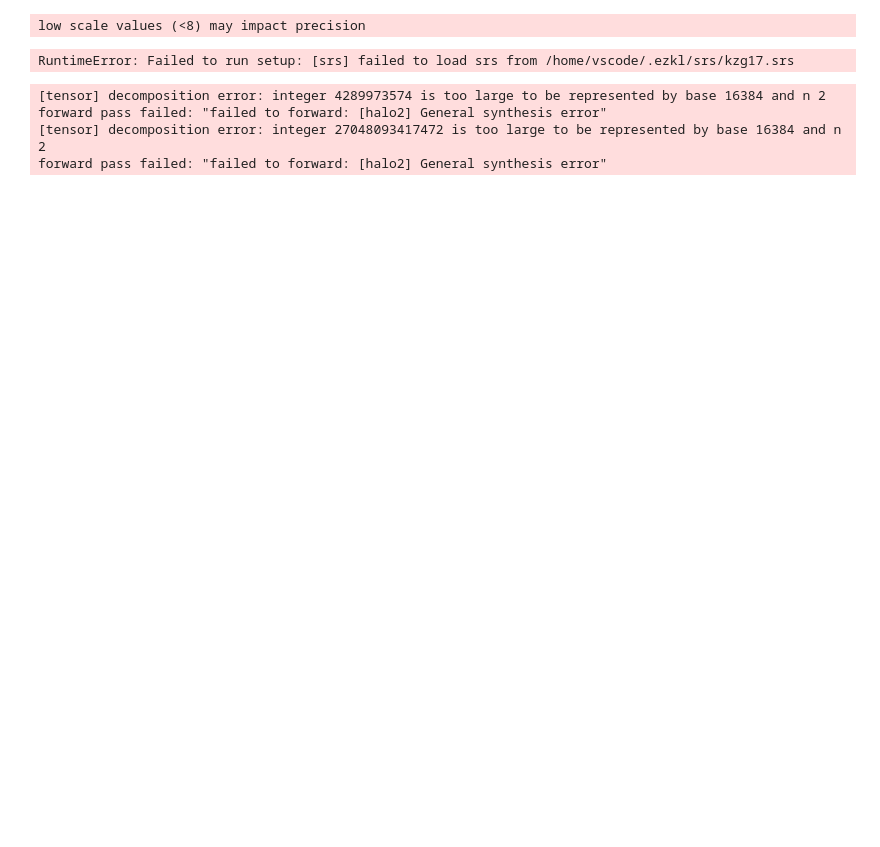
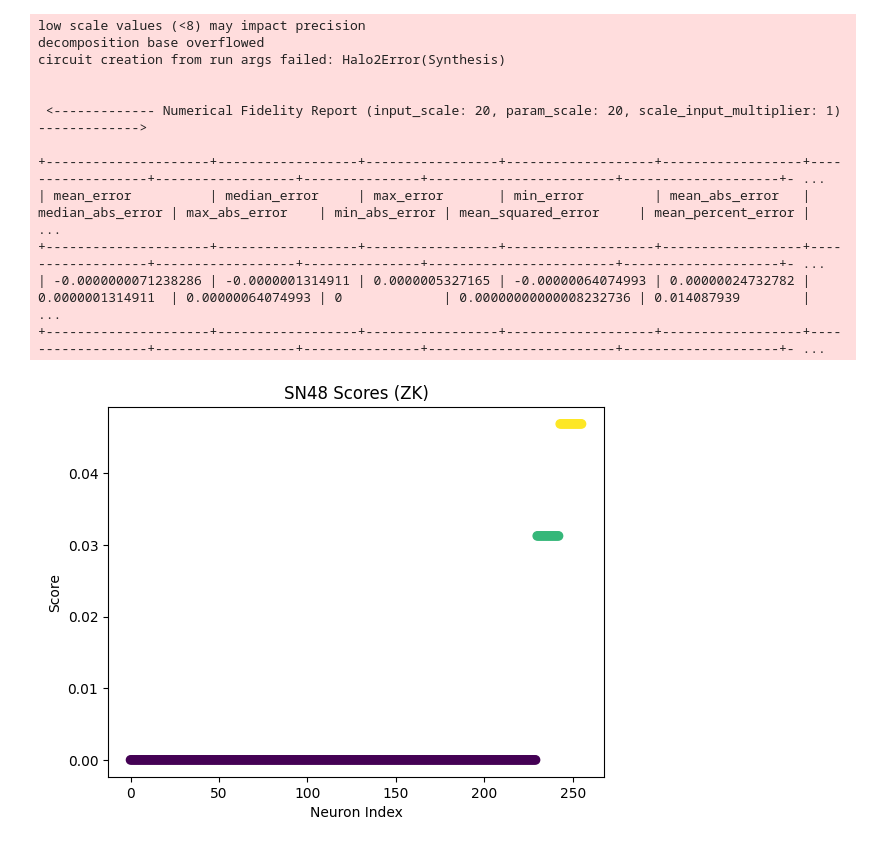
Before and after one commit to inference-labs-inc/omron-subnet, a Jupyter notebook: docs/notebooks/sn48_ezkl.ipynb, the cells around one changed output. Cells and saved outputs as stored; diff of their text form; code cells hidden in the pictures; blank space fills up the shorter version.

Commit message:
Run notebooks with ezkl 19 without verifying proofs

```diff
--- a/docs/notebooks/sn48_ezkl.ipynb
+++ b/docs/notebooks/sn48_ezkl.ipynb
@@ -239,40 +239,50 @@ onnx_scores = list(session.run(None, inputs.to_onnx())[0])
 # for cmd in commands:
 #     run_command(cmd)
 
 py_run_args = ezkl.PyRunArgs()
 py_run_args.input_visibility = "public"
 py_run_args.param_visibility = "fixed"
 py_run_args.decomp_legs = 3
-ezkl.gen_settings(py_run_args=py_run_args)
-ezkl.calibrate_settings(target="accuracy", scales=[20])
+try:
+    ezkl.gen_settings(py_run_args=py_run_args)
+    ezkl.calibrate_settings(target="accuracy", scales=[20])
+except:
+    pass
 for logrows in range(1, 26):
     if not os.path.exists(os.path.expanduser(f"~/.ezkl/srs/kzg{logrows}.srs")):
         print(f"Getting SRS for logrows {logrows}")
         await ezkl.get_srs(logrows=logrows, commitment=ezkl.PyCommitments.KZG)
 ezkl.compile_circuit()
 ezkl.setup()
 ezkl.gen_witness()
 # ezkl.prove()
 # ezkl.verify()
 
 with open("witness.json", "r") as f:
     witness = json.load(f)
 
 zk_scores = [torch.tensor(float(x), dtype=torch.float32) for x in witness["pretty_elements"]["rescaled_outputs"][0]]
 
 sorted_zk_scores = sorted(zk_scores)
 plt.scatter(range(len(sorted_zk_scores)), sorted_zk_scores, c=sorted_zk_scores, cmap="viridis")
 plt.xlabel("Neuron Index")
 plt.ylabel("Score")
 plt.title("SN48 Scores (ZK)")
 plt.show()
 # %% [output]
 low scale values (<8) may impact precision
+decomposition base overflowed
+circuit creation from run args failed: Halo2Error(Synthesis)
+
+
+ <------------- Numerical Fidelity Report (input_scale: 20, param_scale: 20, scale_input_multiplier: 1) ------------->
+
++---------------------+------------------+-----------------+-------------------+------------------+------------------+------------------+---------------+------------------------+--------------------+- ...
+| mean_error          | median_error     | max_error       | min_error         | mean_abs_error   | median_abs_error | max_abs_error    | min_abs_error | mean_squared_error     | mean_percent_error |  ...
++---------------------+------------------+-----------------+-------------------+------------------+------------------+------------------+---------------+------------------------+--------------------+- ...
+| -0.0000000071238286 | -0.0000001314911 | 0.0000005327165 | -0.00000064074993 | 0.00000024732782 | 0.0000001314911  | 0.00000064074993 | 0             | 0.00000000000008232736 | 0.014087939        |  ...
++---------------------+------------------+-----------------+-------------------+------------------+------------------+------------------+---------------+------------------------+--------------------+- ...
-RuntimeError: Failed to run setup: [srs] failed to load srs from /home/vscode/.ezkl/srs/kzg17.srs
-[tensor] decomposition error: integer 4289973574 is too large to be represented by base 16384 and n 2
-forward pass failed: "failed to forward: [halo2] General synthesis error"
-[tensor] decomposition error: integer 27048093417472 is too large to be represented by base 16384 and n 2
-forward pass failed: "failed to forward: [halo2] General synthesis error"
+[figure, added]
 # %%
 from rich.console import Console
 from rich.table import Table
```
Also changed, not shown: parts of 3 cells of this notebook, 1 other file.
